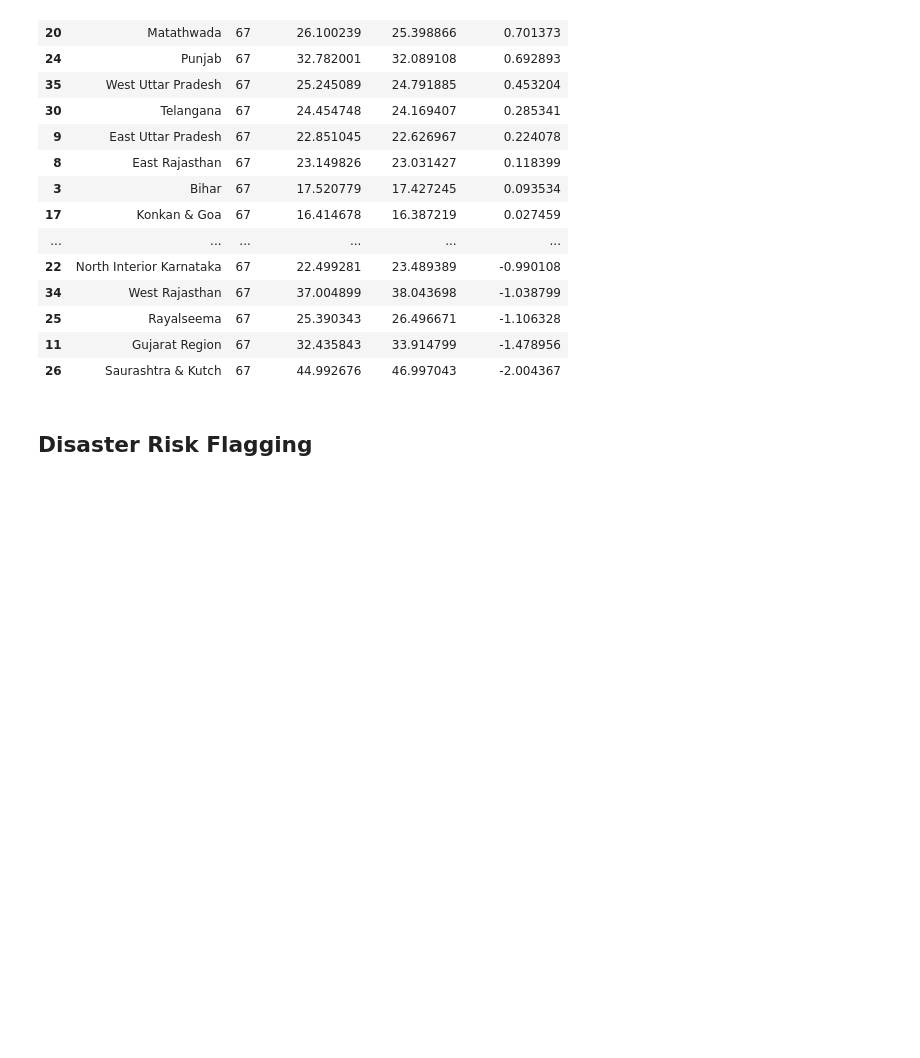
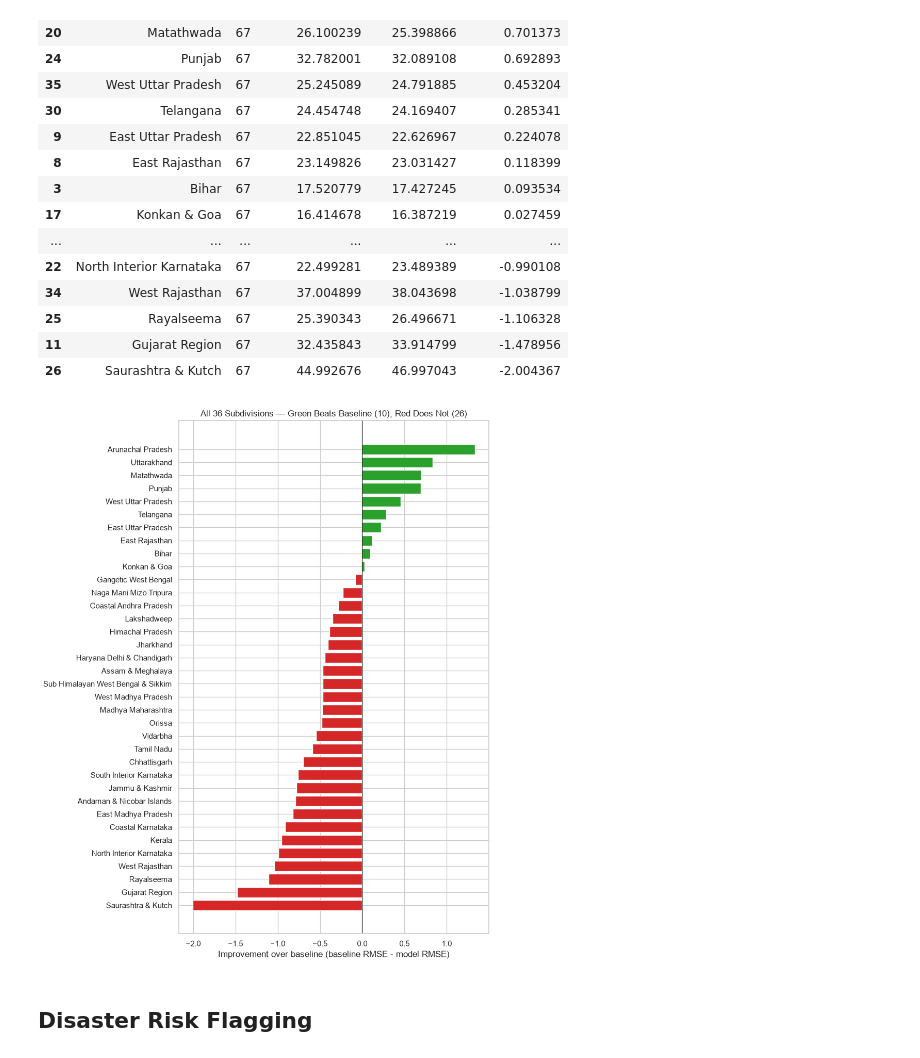
Before and after one commit to Tirumalashreya/monsoons-detection, a Jupyter notebook: notebooks/monsoon_prediction_pipeline.ipynb, the cells around one changed output. Drawn from its saved outputs; the diff is of its cells as text; code cells hidden in the pictures; blank space fills up the shorter version.

```diff
--- a/notebooks/monsoon_prediction_pipeline.ipynb
+++ b/notebooks/monsoon_prediction_pipeline.ipynb
@@ -404,6 +462,19 @@ subdivisions where model beats baseline: 10 of 36
 | 25 | Rayalseema | 67 | 25.390343 | 26.496671 | -1.106328 |
 | 11 | Gujarat Region | 67 | 32.435843 | 33.914799 | -1.478956 |
 | 26 | Saurashtra & Kutch | 67 | 44.992676 | 46.997043 | -2.004367 |
+# %%
+plot_df = subdivision_results.sort_values("improvement", ascending=True)
+bar_colors = ["#2ca02c" if v > 0 else "#d62728" for v in plot_df["improvement"]]
+
+plt.figure(figsize=(9, 11))
+plt.barh(plot_df["SUBDIVISION"], plot_df["improvement"], color=bar_colors)
+plt.axvline(0, color="black", linewidth=0.8)
+plt.xlabel("Improvement over baseline (baseline RMSE - model RMSE)")
+plt.title("All 36 Subdivisions — Green Beats Baseline (10), Red Does Not (26)")
+plt.tight_layout()
+plt.show()
+# %% [output]
+[figure, added]
 # %% [markdown]
 ## Disaster Risk Flagging
 # %%
```
Also changed, not shown: parts of 6 cells of this notebook.
